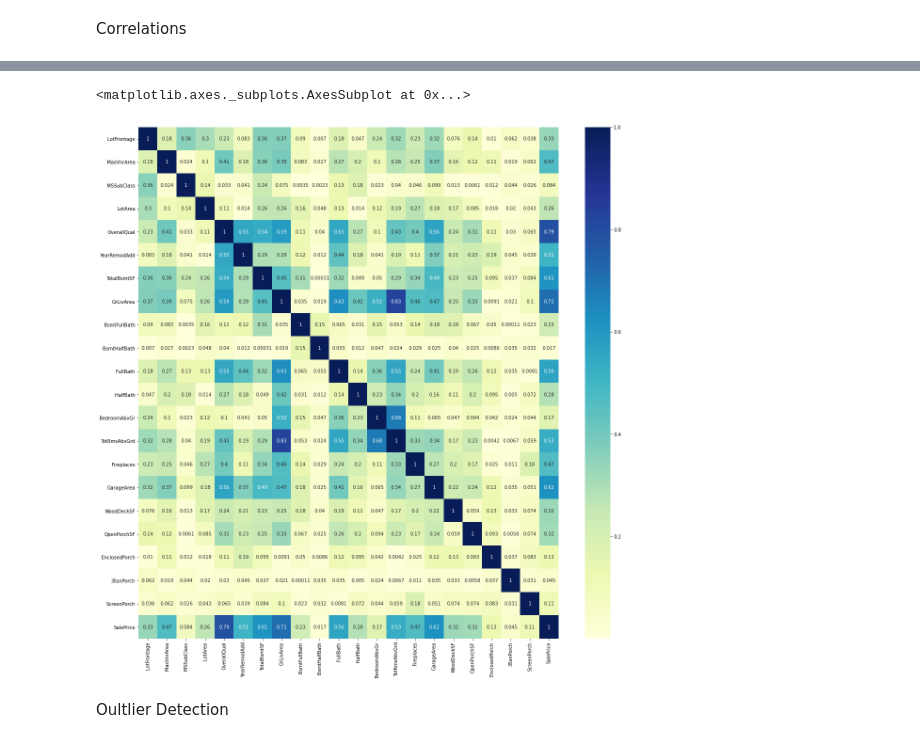
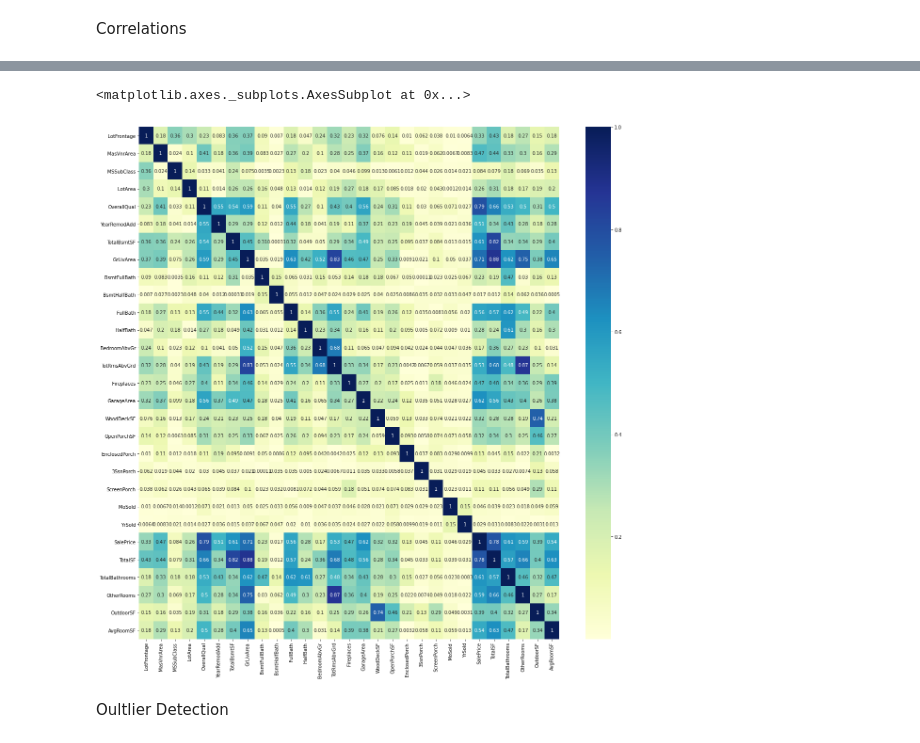
Before and after one commit to tharindatj/Kaggle_competitions, a Jupyter notebook: kaggle_house_prices.ipynb, the cells around one changed output, grey strips where cells are left out. Cells and saved outputs as stored; diff of their text form; code cells hidden in the pictures.

```diff
--- a/kaggle_house_prices.ipynb
+++ b/kaggle_house_prices.ipynb
@@ -195,29 +196,34 @@ sns.heatmap(corr_matrix[corr_matrix>=0.4], cmap='YlGnBu' , annot=True)
 #check whether breaking out other rooms from TotRmsAbvGrd will improve 'TotRmsAbvGrd' , 'BedroomAbvGr'
 #combine out door areas to form outdoorSF by combining 'OpenPorchSF','EnclosedPorch', '3SsnPorch', 'ScreenPorch','WoodDeckSF'
 
-#MasVnrArea drop category as more than half the data has zero values
-
 #garagecars and garagearea same thing, dropping garagearea and garagecars tad bid more related to salesprice
 
-#yearremodeled and yearbuilt are same data, removed yearbuild and remove garageyearbuilt as related to prior, plus not meaningfully related to sale price
+#yearremodeled and yearbuilt are same data, removed yearbuild and remove garageyearbuilt as related to prior, not meaningfully related to sale price
 
-#garageyrbuilt drop due to correlation with yearremodelled as will get captures in yearremodeled
+#garageyrbuilt drop due to correlation with yearremodelled
 
 #MSSubClass is an object
-#Other variable based on description and correlation will drop, will focus only on num variables with strong correlation as well as fundemental relationship with saleprice
+
+#Other variable based on description and muilticolinearity will drop, will focus only on num variables with strong correlation as well as fundemental relationship with saleprice
 
 num_features_drop = ['1stFlrSF','2ndFlrSF','BsmtFinSF1','BsmtFinSF2','BsmtUnfSF','GarageCars','GarageYrBlt', 'YearBuilt','OverallCond',
-                     'LowQualFinSF','PoolArea','MiscVal','MoSold','YrSold','KitchenAbvGr']
+                     'LowQualFinSF','PoolArea','MiscVal','KitchenAbvGr']
 
-num_to_object =['MSSubClass']
+num_to_object =['MSSubClass','MoSold','YrSold']
 # %%
+#experiment with new features
 df_cleannum = df_fill.drop(num_features_drop, axis=1)
+df_cleannum['TotalSF'] = df_cleannum[['TotalBsmtSF','GrLivArea']].sum(axis=1)
+df_cleannum['TotalBathrooms'] = df_cleannum[['BsmtFullBath', 'BsmtHalfBath', 'FullBath', 'HalfBath']].sum(axis=1)
+df_cleannum['OtherRooms'] = df_cleannum['TotRmsAbvGrd'] - df_cleannum['BedroomAbvGr']
+df_cleannum['OutdoorSF'] = df_cleannum[['OpenPorchSF','EnclosedPorch', '3SsnPorch', 'ScreenPorch','WoodDeckSF']].sum(axis=1)
+df_cleannum['AvgRoomSF'] = df_cleannum['GrLivArea'] / df_cleannum['TotRmsAbvGrd']
 corr_matrix = df_cleannum.corr().abs()
 plt.figure(figsize=(20,20))
 sns.heatmap(corr_matrix, annot=True, cmap='YlGnBu')
 # %% [output]
 <matplotlib.axes._subplots.AxesSubplot at 0x...>
-[figure, old version]
+[figure, new version]
 # %% [markdown]
 Oultlier Detection
 # %%
```
Also changed, not shown: parts of 136 cells of this notebook.
